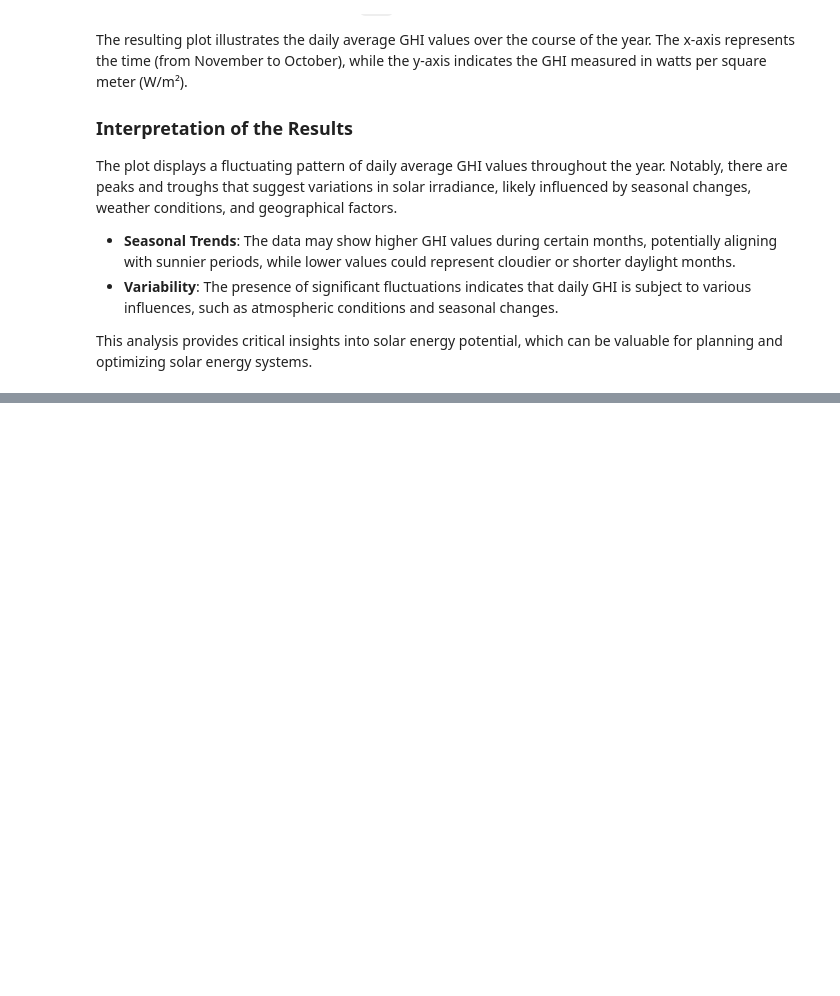
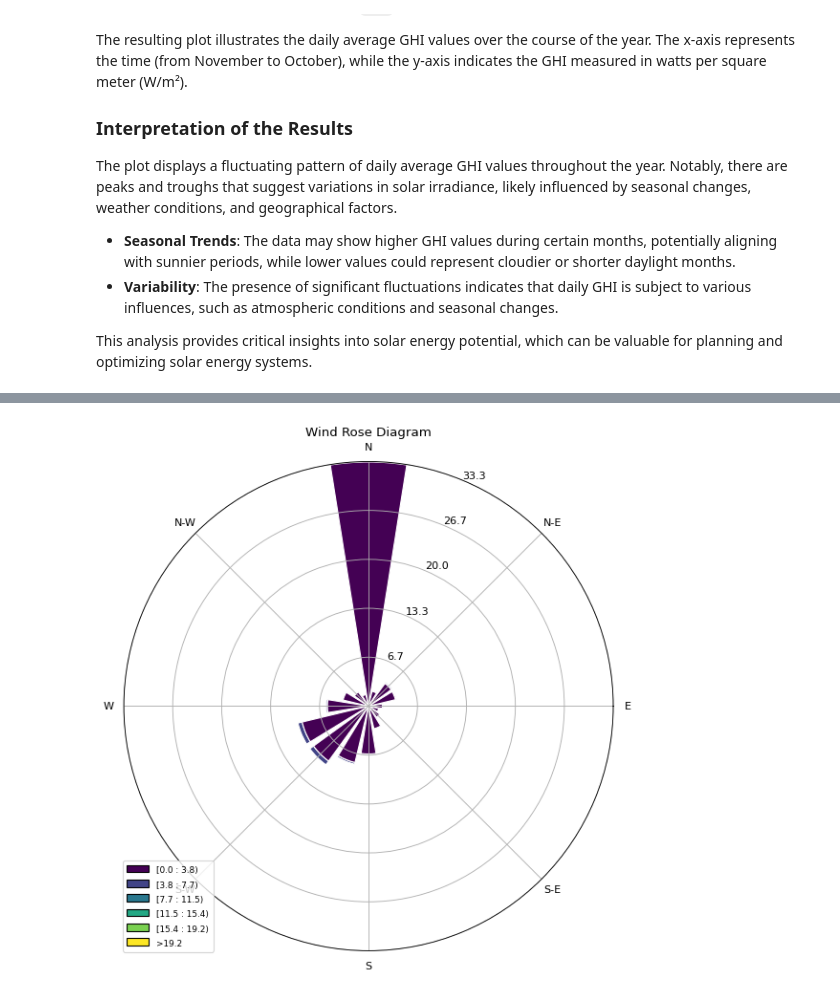
Before and after one commit to zelalem-t8/solar-challenge-week1, a Jupyter notebook: notebooks/sierraleone.ipynb, the cells around one changed output, grey strips where cells are left out. Cells and saved outputs as stored; diff of their text form; code cells hidden in the pictures; blank space fills up the shorter version.

```diff
--- a/notebooks/sierraleone.ipynb
+++ b/notebooks/sierraleone.ipynb
@@ -113,0 +162,11 @@ This analysis provides critical insights into solar energy potential, which can
+# %%
+# Wind rose (requires windrose package)
+from windrose import WindroseAxes
+
+ax = WindroseAxes.from_ax()
+ax.bar(df['WD'].dropna(), df['WS'].dropna(), normed=True, opening=0.8, edgecolor='white')
+ax.set_legend()
+plt.title('Wind Rose Diagram')
+plt.show()
+# %% [output]
+[figure, added]
```
Also changed, not shown: parts of 3 cells of this notebook, 2 other files.
